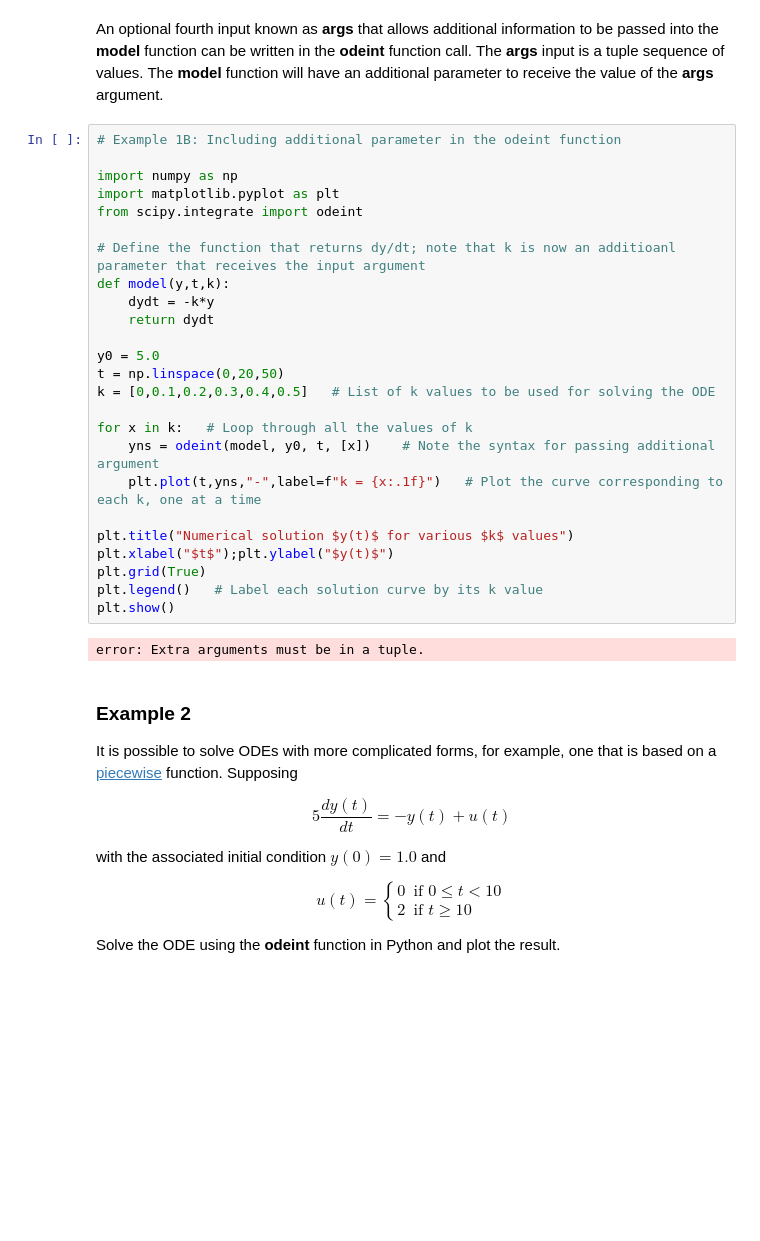
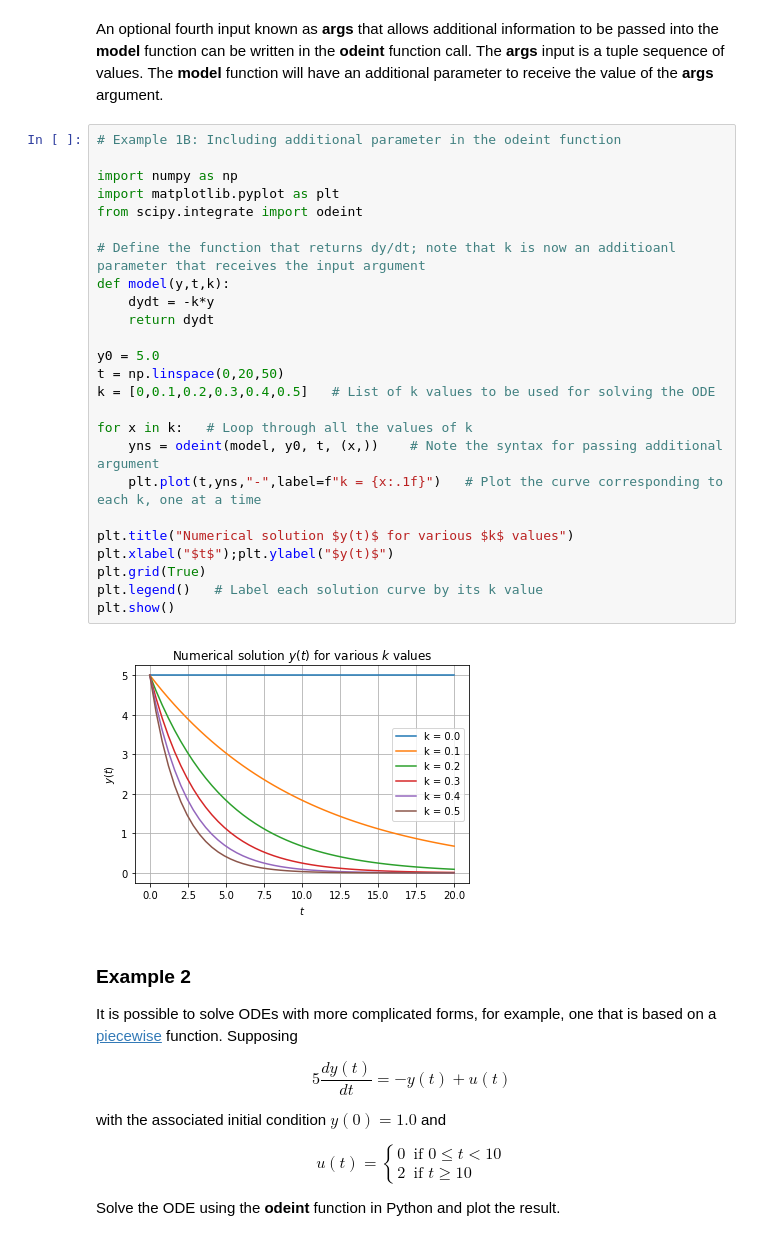
Before and after one commit to Jevan-National-University-of-Singapore/COS1000_Computational_Thinking_for_Scientists, a Jupyter notebook: Labs/Lab 7/Lab7.ipynb, the cells around one changed output. Saved outputs shown, nothing was run; the diff lists cells and outputs as text; blank space fills up the shorter version.

```diff
--- a/Labs/Lab 7/Lab7.ipynb
+++ b/Labs/Lab 7/Lab7.ipynb
@@ -189,30 +175,30 @@ An optional fourth input known as **args** that allows additional information to
 # %%
 # Example 1B: Including additional parameter in the odeint function
 
 import numpy as np
 import matplotlib.pyplot as plt
 from scipy.integrate import odeint
 
 # Define the function that returns dy/dt; note that k is now an additioanl parameter that receives the input argument
 def model(y,t,k):
     dydt = -k*y
     return dydt
 
 y0 = 5.0
 t = np.linspace(0,20,50)
 k = [0,0.1,0.2,0.3,0.4,0.5]   # List of k values to be used for solving the ODE
 
 for x in k:   # Loop through all the values of k
-    yns = odeint(model, y0, t, [x])    # Note the syntax for passing additional argument
+    yns = odeint(model, y0, t, (x,))    # Note the syntax for passing additional argument
     plt.plot(t,yns,"-",label=f"k = {x:.1f}")   # Plot the curve corresponding to each k, one at a time
 
 plt.title("Numerical solution $y(t)$ for various $k$ values")
 plt.xlabel("$t$");plt.ylabel("$y(t)$")
 plt.grid(True)
 plt.legend()   # Label each solution curve by its k value
 plt.show()
 # %% [output]
-error: Extra arguments must be in a tuple.
+[figure, added]
 # %% [markdown]
 ### Example 2
 
```
Also changed, not shown: parts of 2 cells of this notebook, 5 other files.
